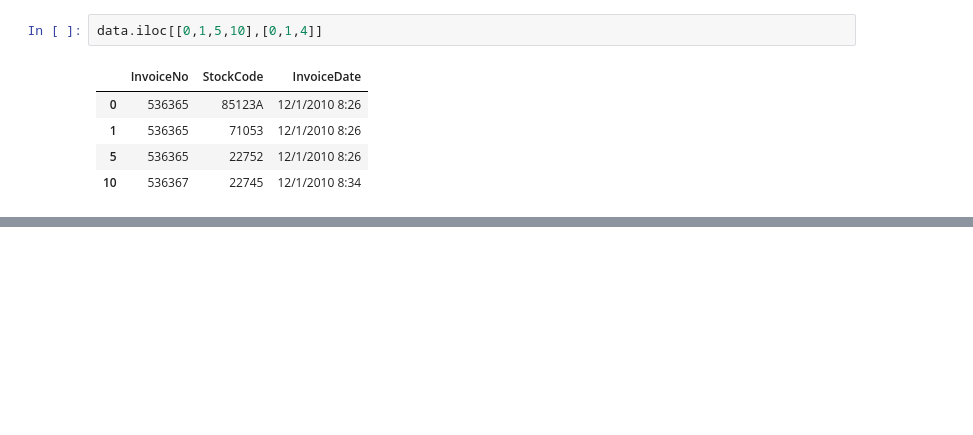
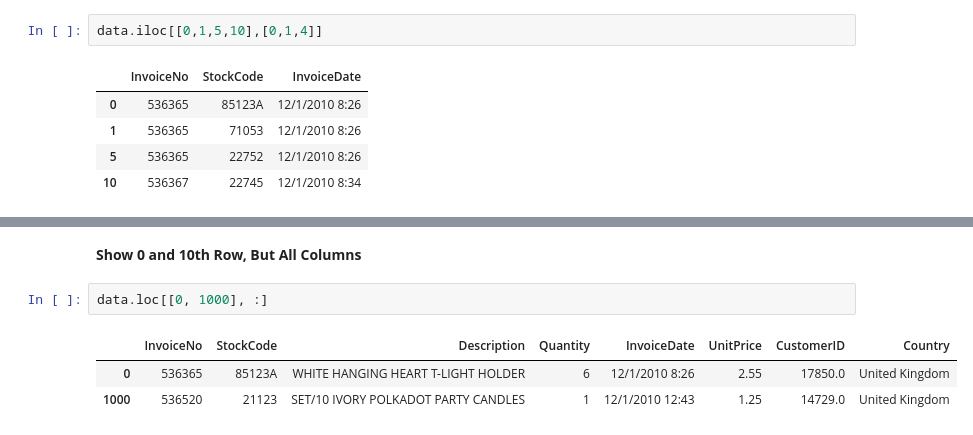
Before and after one commit to kloud9nyc/data-wrangling, a Jupyter notebook: DataWraingling_RetailData_2.ipynb, the cells around one changed output, grey strips where cells are left out. Drawn from its saved outputs; the diff is of its cells as text; blank space fills up the shorter version.

```diff
--- a/DataWraingling_RetailData_2.ipynb
+++ b/DataWraingling_RetailData_2.ipynb
@@ -181,0 +191,8 @@ data.iloc[[0,1,5,10],[0,1,4]]
+# %% [markdown]
+**Show 0 and 10th Row, But All Columns**
+# %%
+data.loc[[0, 1000], :]
+# %% [output]
+|  | InvoiceNo | StockCode | Description | Quantity | InvoiceDate | UnitPrice | CustomerID | Country |
+| 0 | 536365 | 85123A | WHITE HANGING HEART T-LIGHT HOLDER | 6 | 12/1/2010 8:26 | 2.55 | 17850.0 | United Kingdom |
+| 1000 | 536520 | 21123 | SET/10 IVORY POLKADOT PARTY CANDLES | 1 | 12/1/2010 12:43 | 1.25 | 14729.0 | United Kingdom |
```
Also changed, not shown: parts of 6 cells of this notebook.
